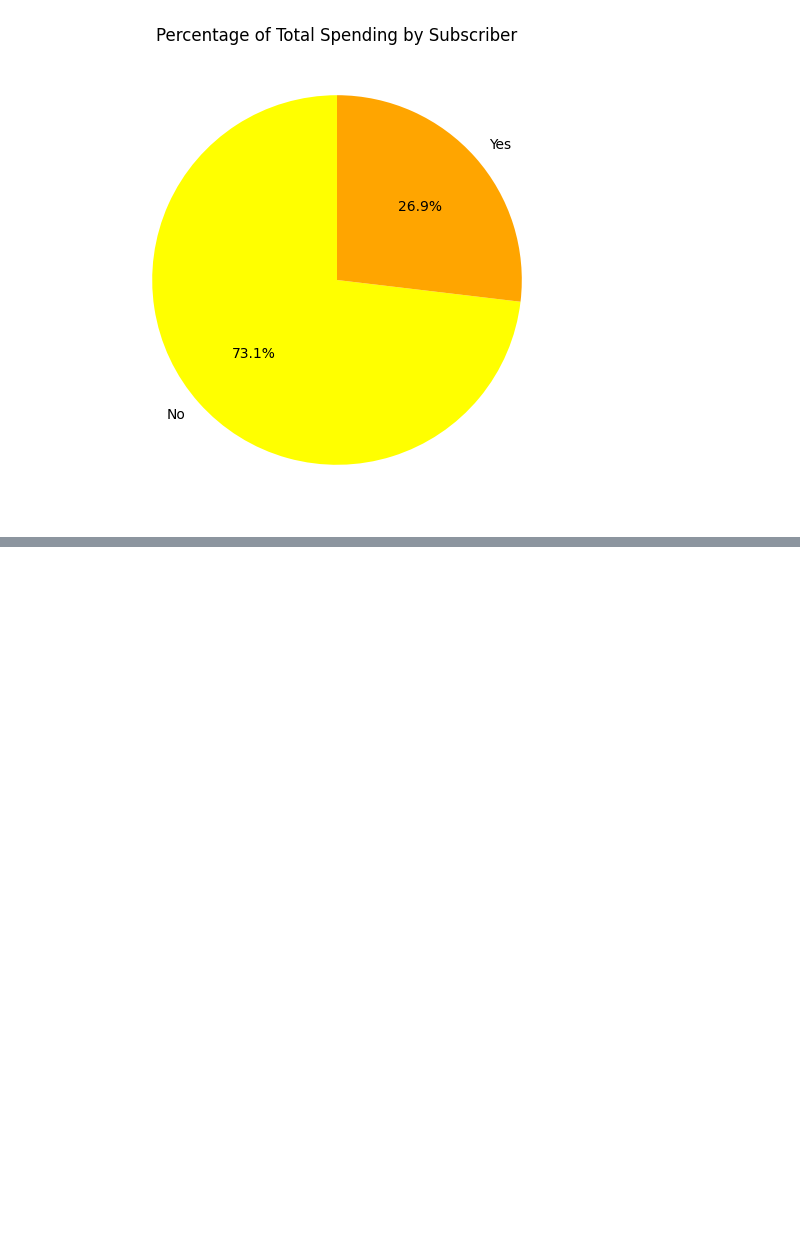
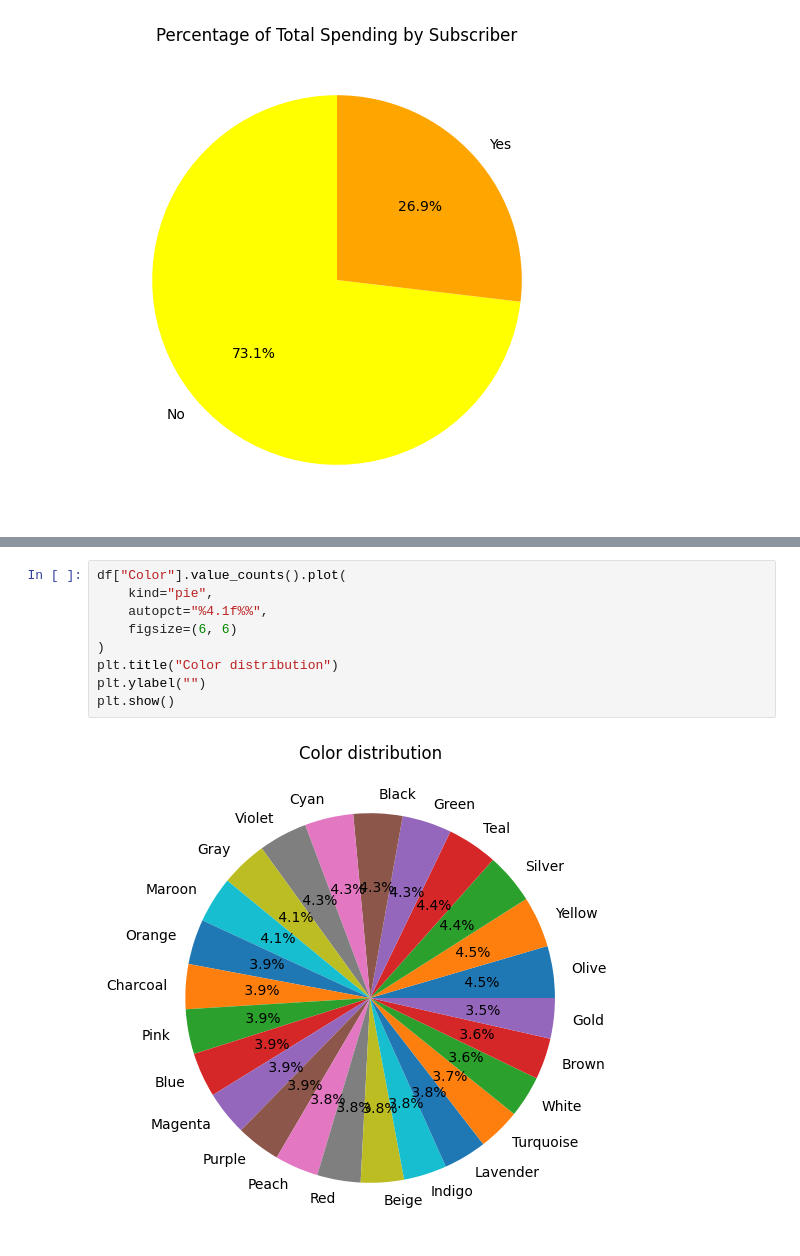
Before and after one commit to charter404/data-analytics, a Jupyter notebook: customer_spending_product.ipynb, the cells around one changed output, grey strips where cells are left out. Drawn from its saved outputs; the diff is of its cells as text; blank space fills up the shorter version.

```diff
--- a/customer_spending_product.ipynb
+++ b/customer_spending_product.ipynb
@@ -337,0 +500,11 @@ plt.show()
+# %%
+df["Color"].value_counts().plot(
+    kind="pie",
+    autopct="%4.1f%%",
+    figsize=(6, 6)
+)
+plt.title("Color distribution")
+plt.ylabel("")
+plt.show()
+# %% [output]
+[figure, added]
```
Also changed, not shown: parts of 27 cells of this notebook.
